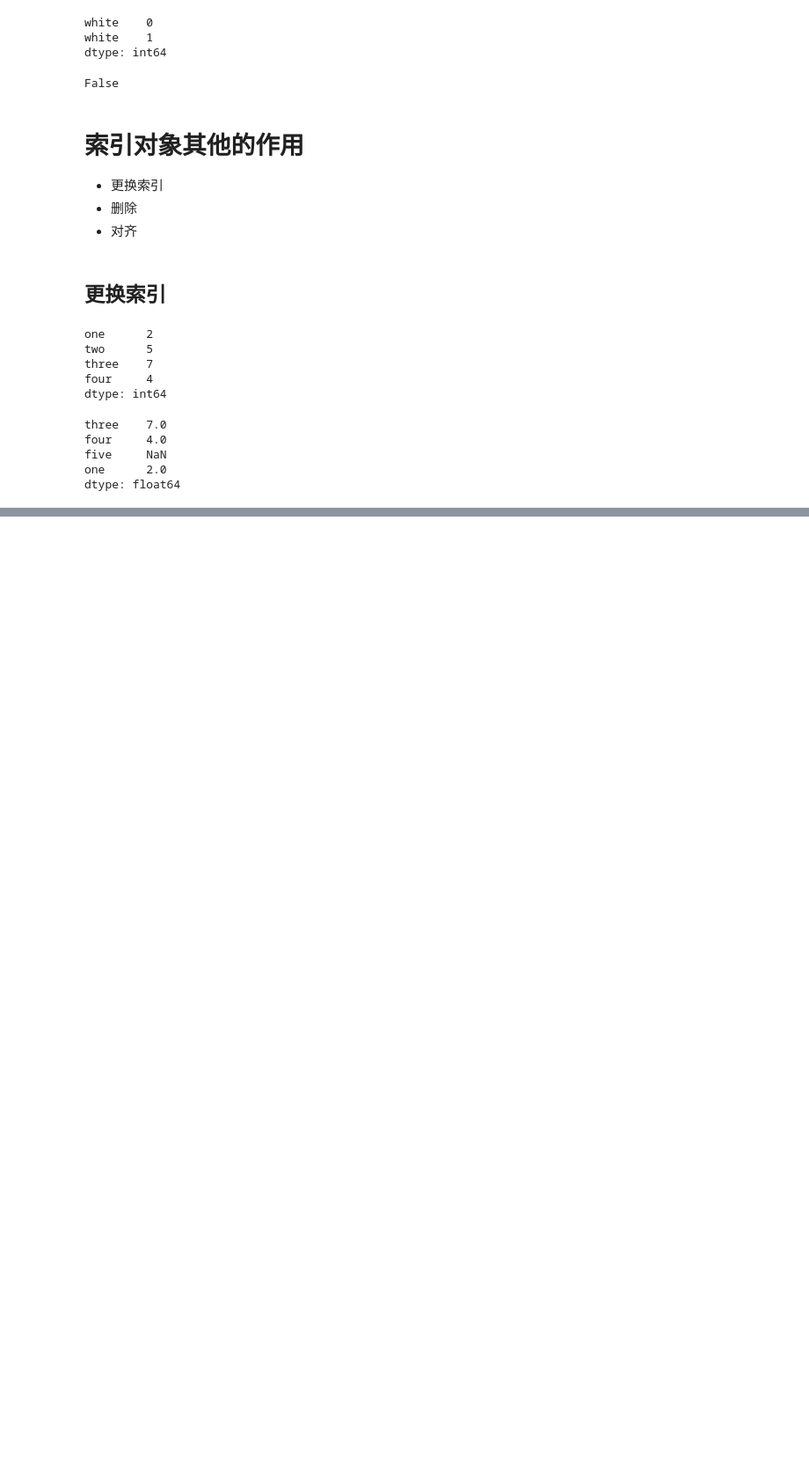
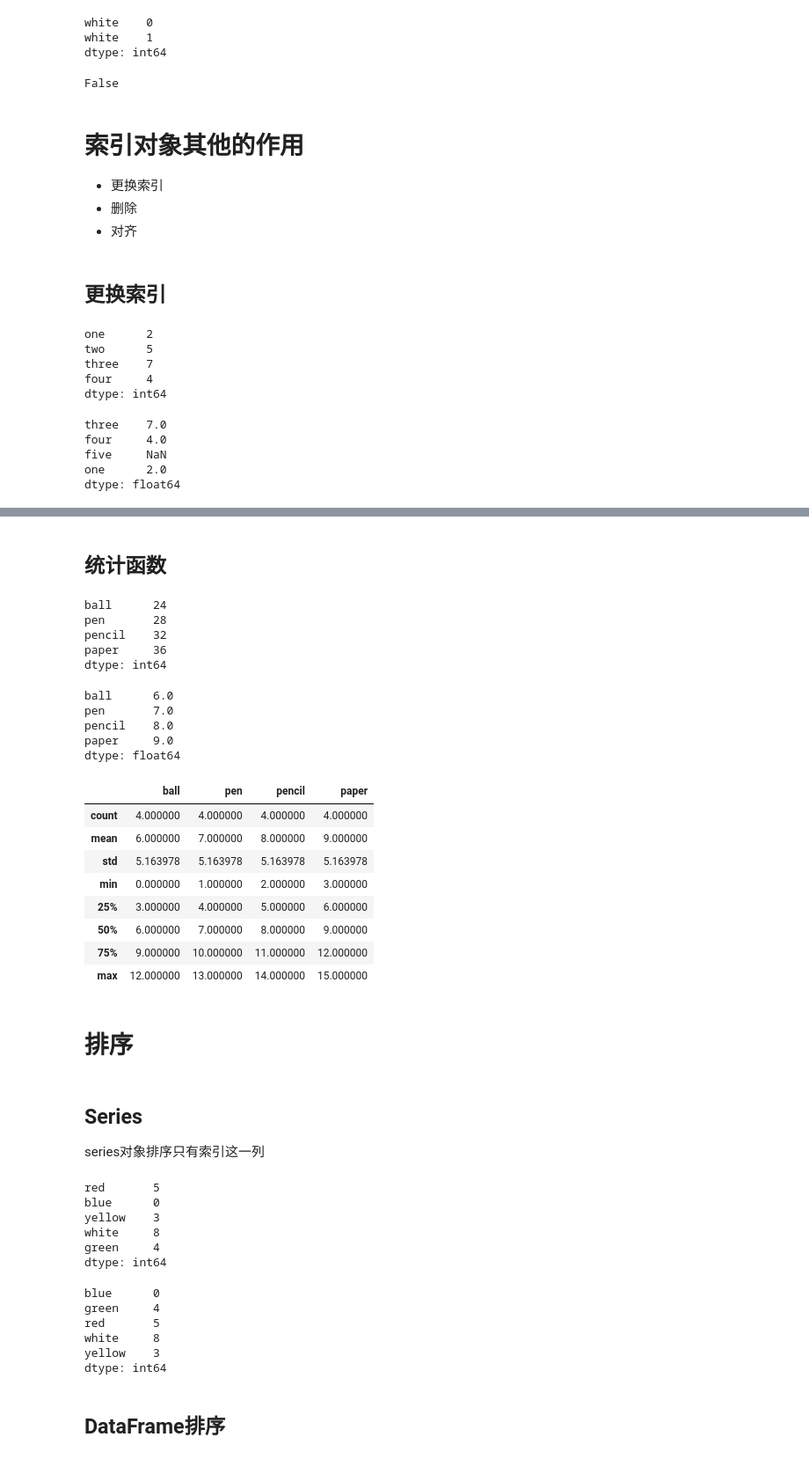
Before and after one commit to gaufung/Data_Analytics_Learning_Note, a Jupyter notebook: pandas.ipynb, the cells around one changed output, grey strips where cells are left out. Shown at 88% size. Saved outputs shown, nothing was run; the diff lists cells and outputs as text; code cells hidden in the pictures; blank space fills up the shorter version.

```diff
--- a/pandas.ipynb
+++ b/pandas.ipynb
@@ -473,0 +633,5 @@ dtype: float64
+# %%
+frame = pd.DataFrame(np.arange(16).reshape((4,4)),
+                    index=['red','blue','yellow','white'],
+                    columns=['ball','pen','pencil','paper'])
+frame
@@ -473,0 +729,56 @@ dtype: float64
+# %% [markdown]
+## 统计函数
+# %%
+frame.sum()
+# %% [output]
+ball      24
+pen       28
+pencil    32
+paper     36
+dtype: int64
+# %%
+frame.mean()
+# %% [output]
+ball      6.0
+pen       7.0
+pencil    8.0
+paper     9.0
+dtype: float64
+# %%
+frame.describe()
+# %% [output]
+|  | ball | pen | pencil | paper |
+| count | 4.000000 | 4.000000 | 4.000000 | 4.000000 |
+| mean | 6.000000 | 7.000000 | 8.000000 | 9.000000 |
+| std | 5.163978 | 5.163978 | 5.163978 | 5.163978 |
+| min | 0.000000 | 1.000000 | 2.000000 | 3.000000 |
+| 25% | 3.000000 | 4.000000 | 5.000000 | 6.000000 |
+| 50% | 6.000000 | 7.000000 | 8.000000 | 9.000000 |
+| 75% | 9.000000 | 10.000000 | 11.000000 | 12.000000 |
+| max | 12.000000 | 13.000000 | 14.000000 | 15.000000 |
+# %% [markdown]
+# 排序
+# %% [markdown]
+## Series
+series对象排序只有索引这一列
+# %%
+ser =pd.Series([5,0,3,8,4],index=['red','blue','yellow','white','green'])
+ser
+# %% [output]
+red       5
+blue      0
+yellow    3
+white     8
+green     4
+dtype: int64
+# %%
+ser.sort_index()
+# %% [output]
+blue      0
+green     4
+red       5
+white     8
+yellow    3
+dtype: int64
+# %% [markdown]
+## DataFrame排序
```
Also changed, not shown: parts of 92 cells of this notebook.
